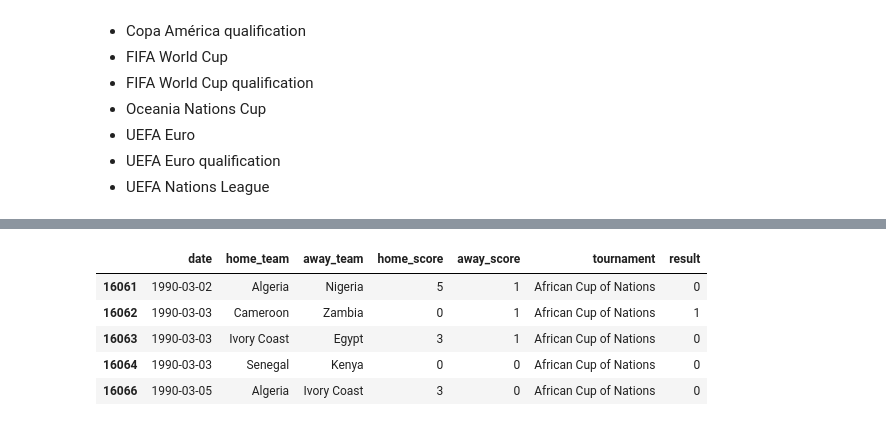
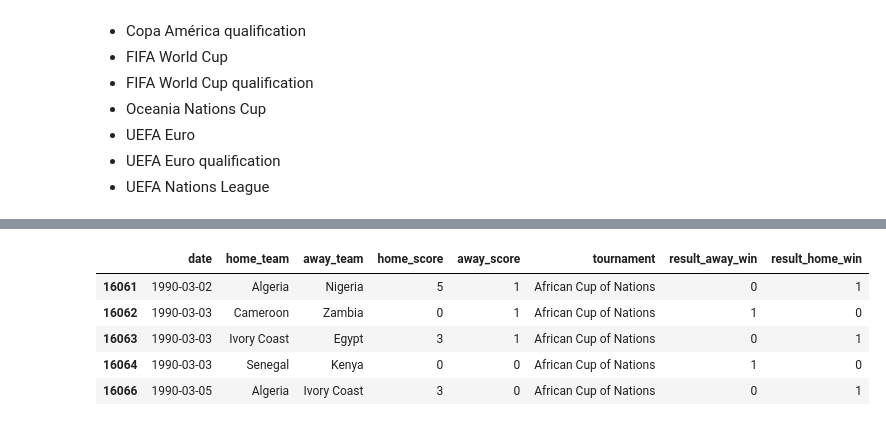
Before and after one commit to com-480-data-visualization/datavis-project-2022-y3, a Jupyter notebook: Exploratory Data Analysis.ipynb, the cells around one changed output, grey strips where cells are left out. Drawn from its saved outputs; the diff is of its cells as text; code cells hidden in the pictures.

```diff
--- a/Exploratory Data Analysis.ipynb
+++ b/Exploratory Data Analysis.ipynb
@@ -1,5 +1,8 @@
 # %%
 import pandas as pd
+import seaborn as sns
+import matplotlib.pyplot as plt
+pd.options.display.float_format = "{:.1f}".format
 # %% [markdown]
 ### Game Analysis
 # %%
@@ -58,17 +53,16 @@ df_game
 # %%
-# Add a column to indicate the result of the matches:
-# 0 - home team win
-# 1 - draw
-# 2 - away team win
+# One-hot Encoding on result of the match
 
-df_game['result'] = df_game.apply(lambda Row: 0 if Row['home_score'] > Row['away_score']
-                                                else (1 if Row['home_score'] < Row['away_score'] else 0), axis=1)
+# In football matches on a home-and-away basis, draw is equivalent to away team win
+df_game['result'] = df_game.apply(lambda Row: 'home_win' if Row['home_score'] > Row['away_score'] else 'away_win', axis=1)
 
+# One-hot Encoding
+df_game = pd.get_dummies(df_game, columns=['result'])
 df_game.head()
 # %% [output]
-|  | date | home_team | away_team | home_score | away_score | tournament | result |
-| 16061 | 1990-03-02 | Algeria | Nigeria | 5 | 1 | African Cup of Nations | 0 |
-| 16062 | 1990-03-03 | Cameroon | Zambia | 0 | 1 | African Cup of Nations | 1 |
-| 16063 | 1990-03-03 | Ivory Coast | Egypt | 3 | 1 | African Cup of Nations | 0 |
-| 16064 | 1990-03-03 | Senegal | Kenya | 0 | 0 | African Cup of Nations | 0 |
-| 16066 | 1990-03-05 | Algeria | Ivory Coast | 3 | 0 | African Cup of Nations | 0 |
+|  | date | home_team | away_team | home_score | away_score | tournament | result_away_win | result_home_win |
+| 16061 | 1990-03-02 | Algeria | Nigeria | 5 | 1 | African Cup of Nations | 0 | 1 |
+| 16062 | 1990-03-03 | Cameroon | Zambia | 0 | 1 | African Cup of Nations | 1 | 0 |
+| 16063 | 1990-03-03 | Ivory Coast | Egypt | 3 | 1 | African Cup of Nations | 0 | 1 |
+| 16064 | 1990-03-03 | Senegal | Kenya | 0 | 0 | African Cup of Nations | 1 | 0 |
+| 16066 | 1990-03-05 | Algeria | Ivory Coast | 3 | 0 | African Cup of Nations | 0 | 1 |
```
Also changed, not shown: parts of 17 cells of this notebook, 1 other file.
